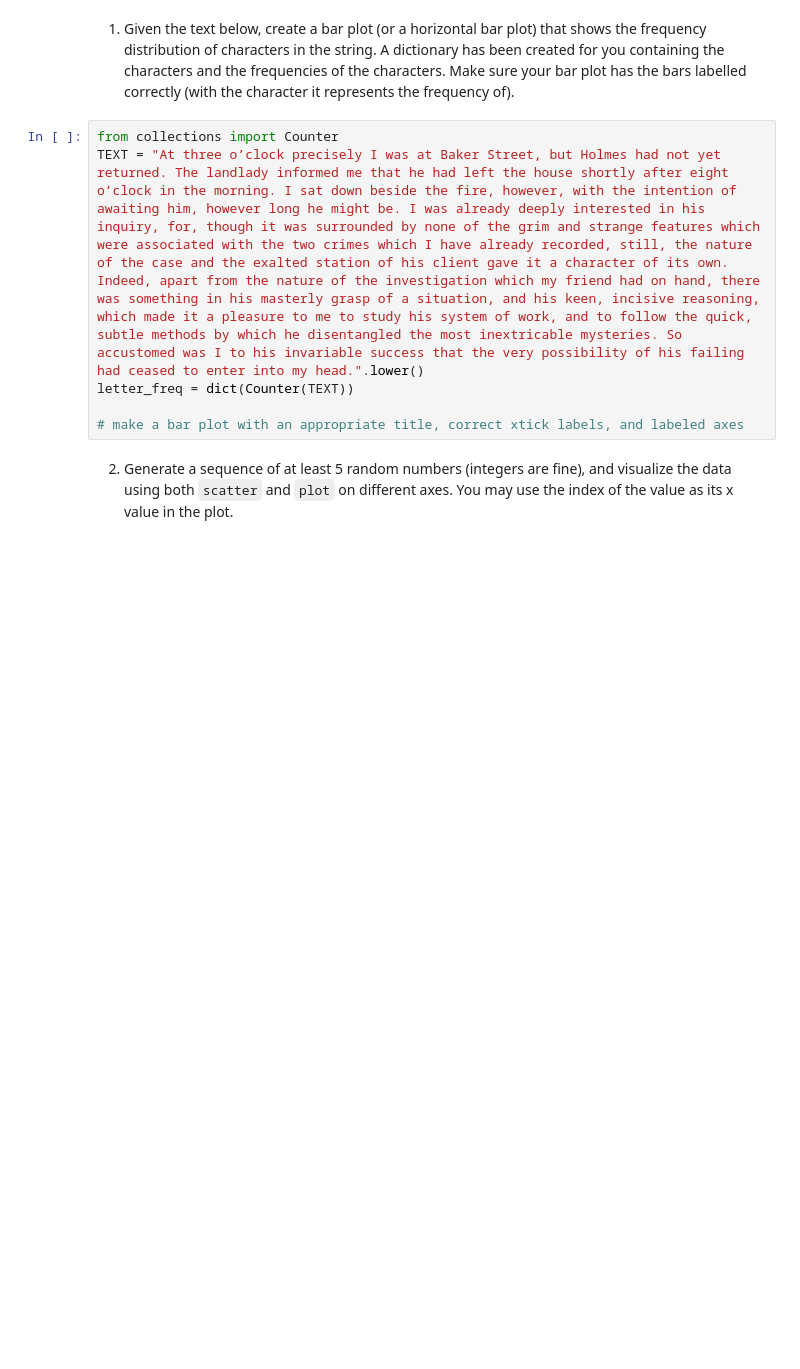
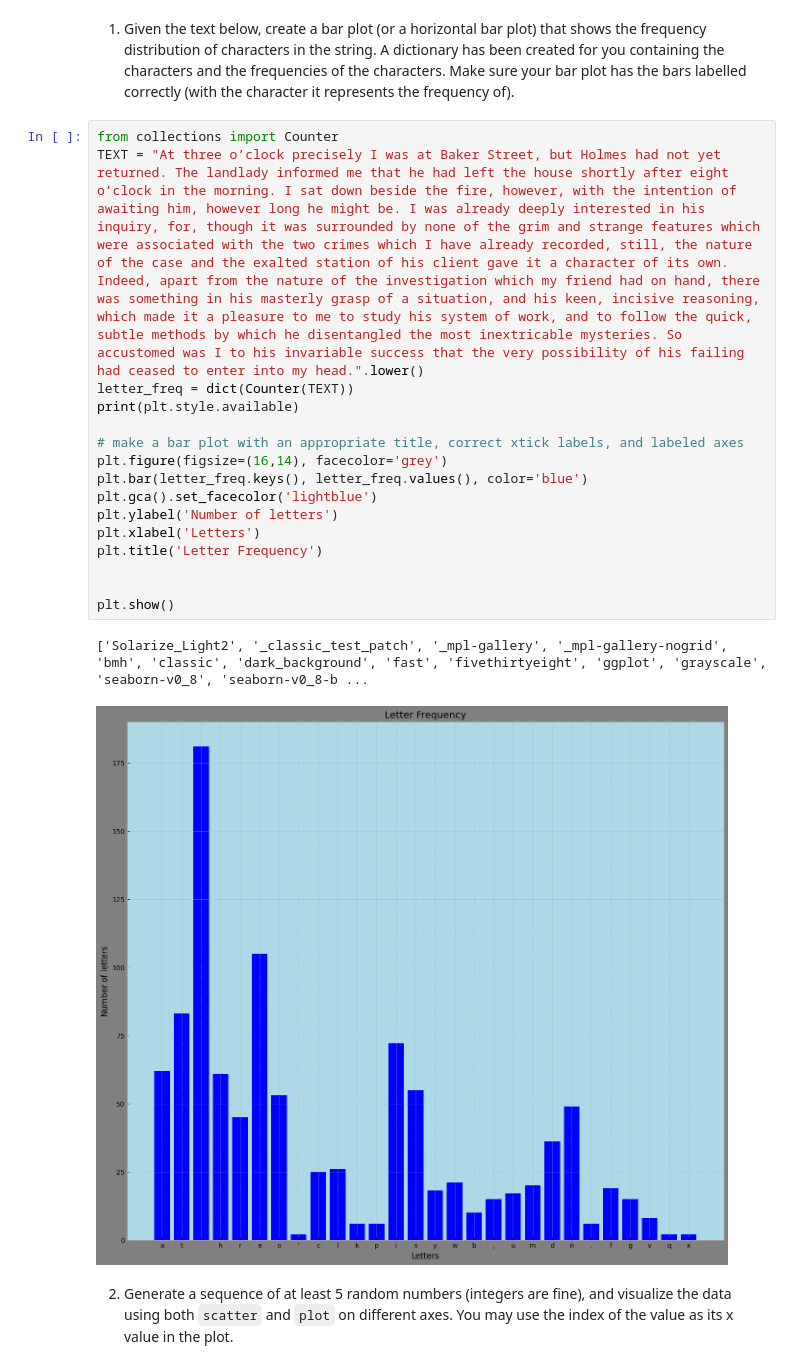
Before and after one commit to curt2023/pyplot, a Jupyter notebook: pyplot.ipynb, the cells around one changed output. Saved outputs shown, nothing was run; the diff lists cells and outputs as text; blank space fills up the shorter version.

```diff
--- a/pyplot.ipynb
+++ b/pyplot.ipynb
@@ -53,9 +54,22 @@ Make sure your bar plot has the bars labelled correctly (with the character it r
 # %%
 from collections import Counter
 TEXT = "At three o’clock precisely I was at Baker Street, but Holmes had not yet returned. The landlady informed me that he had left the house shortly after eight o’clock in the morning. I sat down beside the fire, however, with the intention of awaiting him, however long he might be. I was already deeply interested in his inquiry, for, though it was surrounded by none of the grim and strange features which were associated with the two crimes which I have already recorded, still, the nature of the case and the exalted station of his client gave it a character of its own. Indeed, apart from the nature of the investigation which my friend had on hand, there was something in his masterly grasp of a situation, and his keen, incisive reasoning, which made it a pleasure to me to study his system of work, and to follow the quick, subtle methods by which he disentangled the most inextricable mysteries. So accustomed was I to his invariable success that the very possibility of his failing had ceased to enter into my head.".lower()
 letter_freq = dict(Counter(TEXT))
+print(plt.style.available)
 
 # make a bar plot with an appropriate title, correct xtick labels, and labeled axes
+plt.figure(figsize=(16,14), facecolor='grey')
+plt.bar(letter_freq.keys(), letter_freq.values(), color='blue')
+plt.gca().set_facecolor('lightblue')
+plt.ylabel('Number of letters')
+plt.xlabel('Letters')
+plt.title('Letter Frequency')
+
+
+plt.show()
+# %% [output]
+['Solarize_Light2', '_classic_test_patch', '_mpl-gallery', '_mpl-gallery-nogrid', 'bmh', 'classic', 'dark_background', 'fast', 'fivethirtyeight', 'ggplot', 'grayscale', 'seaborn-v0_8', 'seaborn-v0_8-b ...
+[figure, added]
 # %% [markdown]
 2. Generate a sequence of at least 5 random numbers (integers are fine), and visualize the data using both `scatter` and `plot` on different axes.  You may use the index of the value as its x value in the plot.
 # %% [markdown]
```
Also changed, not shown: parts of 1 cell of this notebook.
